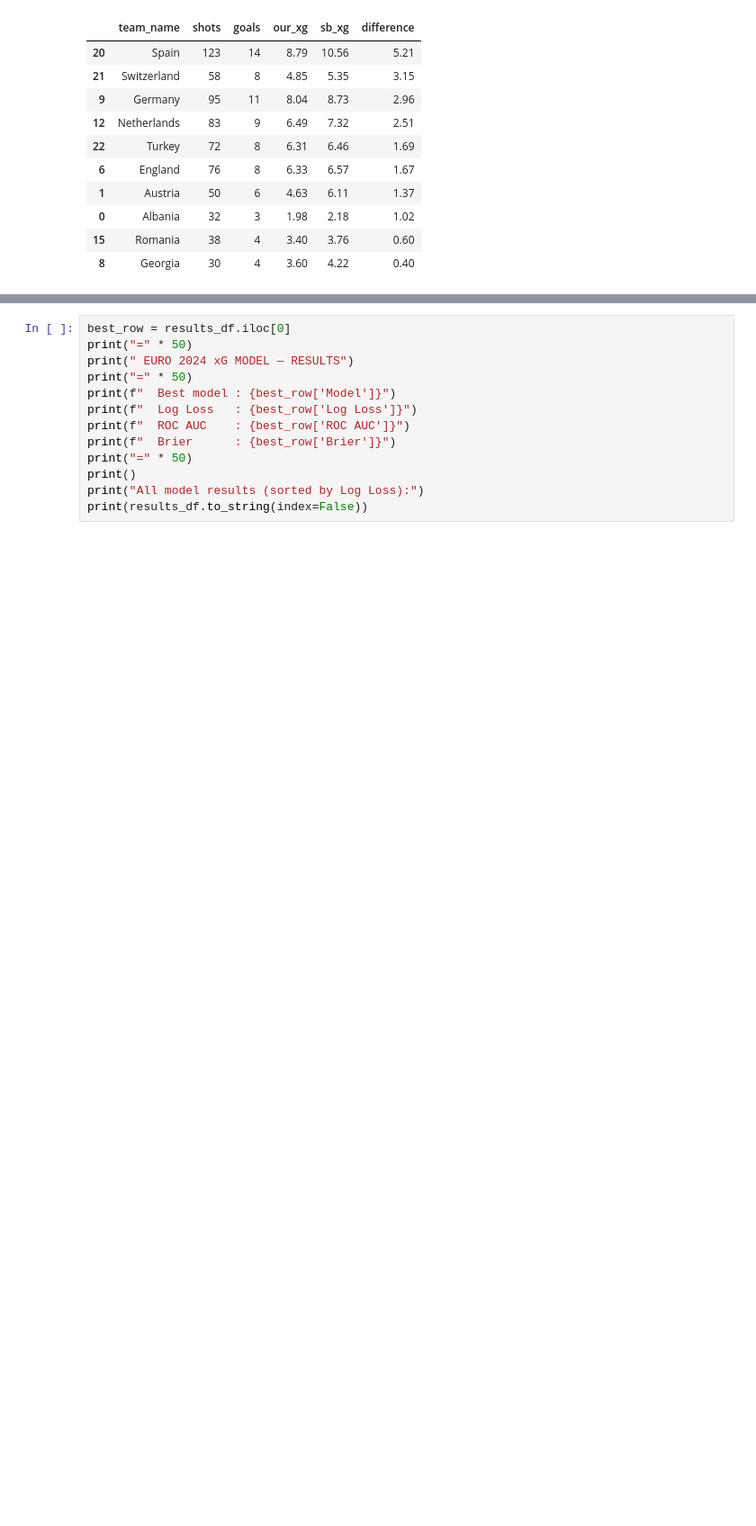
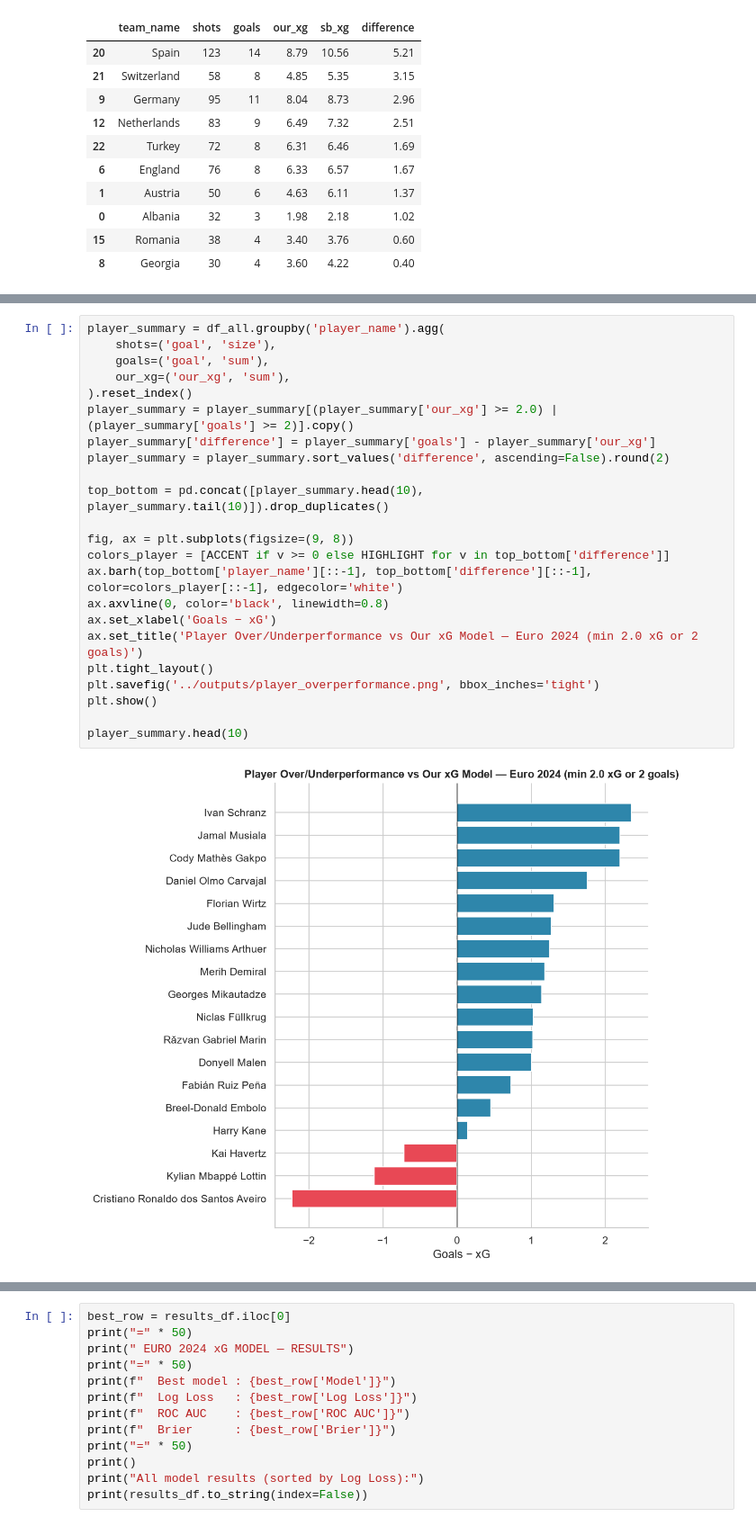
Before and after one commit to amunshi10/euro2024-xg-model, a Jupyter notebook: notebooks/euro2024_xg_model.ipynb, the cells around one changed output, grey strips where cells are left out. Shown at 90% size. Drawn from its saved outputs; the diff is of its cells as text; blank space fills up the shorter version.

```diff
--- a/notebooks/euro2024_xg_model.ipynb
+++ b/notebooks/euro2024_xg_model.ipynb
@@ -504,0 +510,25 @@ team_summary.head(10)
+# %%
+player_summary = df_all.groupby('player_name').agg(
+    shots=('goal', 'size'),
+    goals=('goal', 'sum'),
+    our_xg=('our_xg', 'sum'),
+).reset_index()
+player_summary = player_summary[(player_summary['our_xg'] >= 2.0) | (player_summary['goals'] >= 2)].copy()
+player_summary['difference'] = player_summary['goals'] - player_summary['our_xg']
+player_summary = player_summary.sort_values('difference', ascending=False).round(2)
+
+top_bottom = pd.concat([player_summary.head(10), player_summary.tail(10)]).drop_duplicates()
+
+fig, ax = plt.subplots(figsize=(9, 8))
+colors_player = [ACCENT if v >= 0 else HIGHLIGHT for v in top_bottom['difference']]
+ax.barh(top_bottom['player_name'][::-1], top_bottom['difference'][::-1], color=colors_player[::-1], edgecolor='white')
+ax.axvline(0, color='black', linewidth=0.8)
+ax.set_xlabel('Goals − xG')
+ax.set_title('Player Over/Underperformance vs Our xG Model — Euro 2024 (min 2.0 xG or 2 goals)')
+plt.tight_layout()
+plt.savefig('../outputs/player_overperformance.png', bbox_inches='tight')
+plt.show()
+
+player_summary.head(10)
+# %% [output]
+[figure, added]
```
Also changed, not shown: parts of 5 cells of this notebook, 3 other files.
